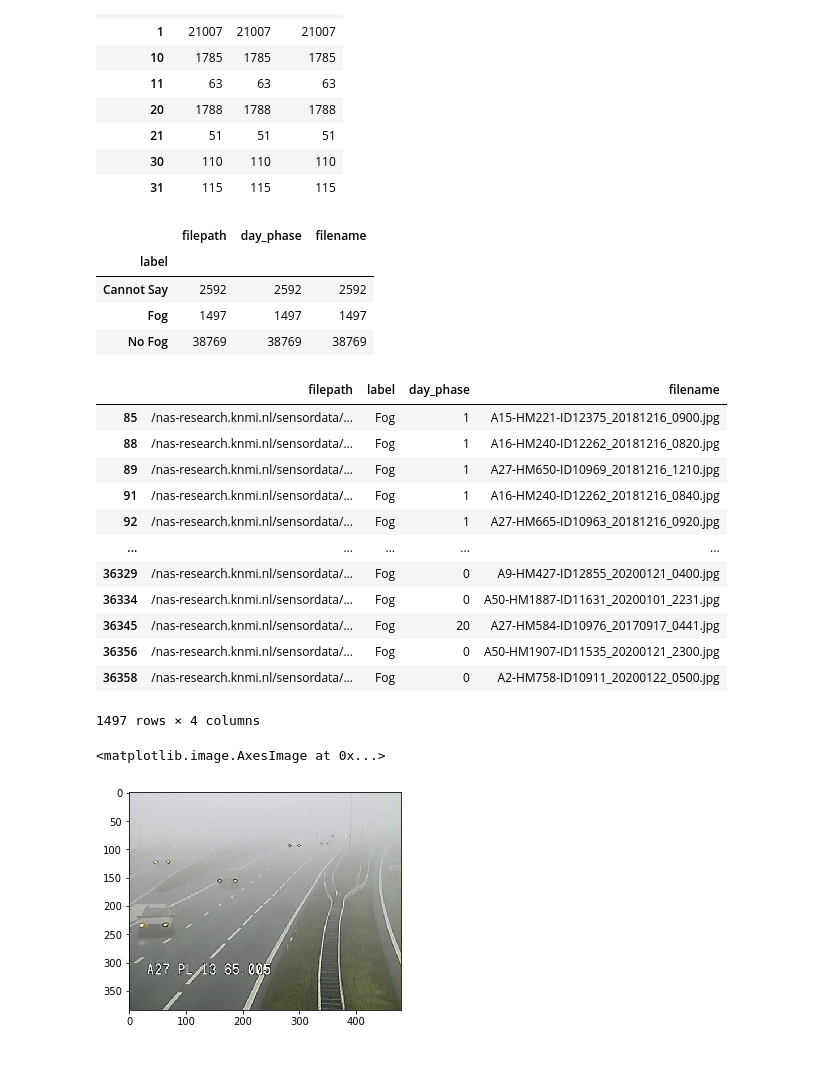
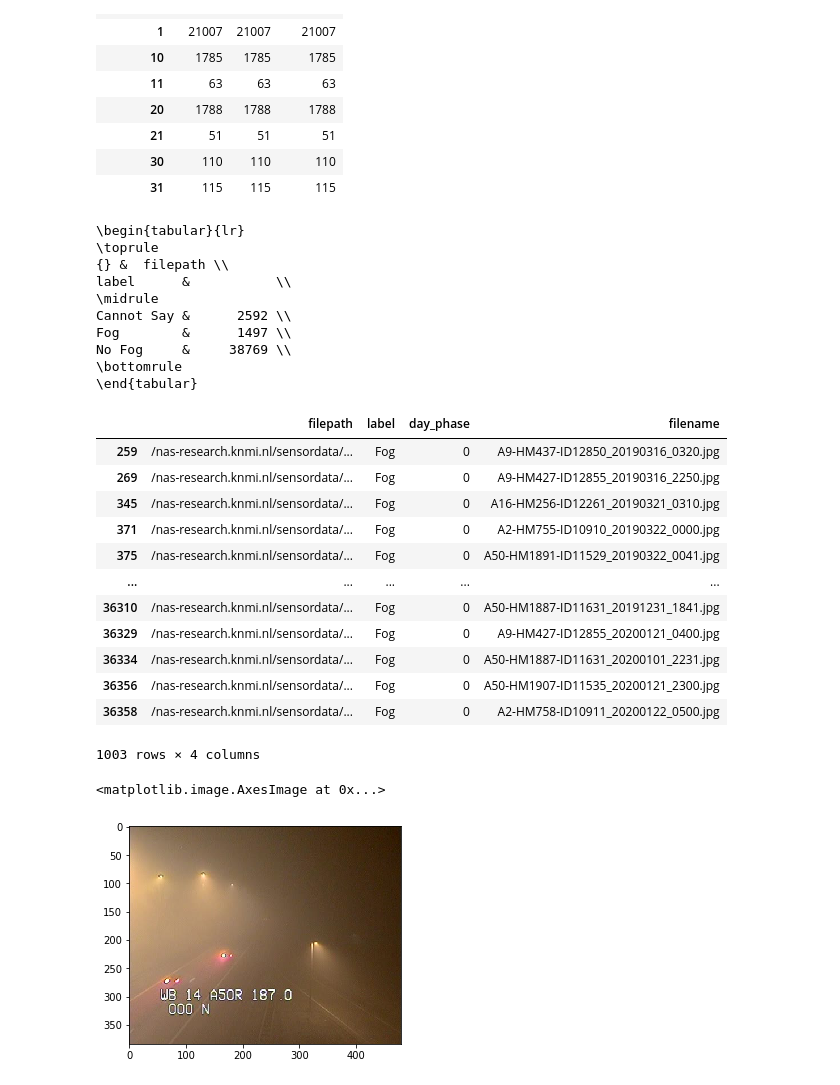
Before and after one commit to thomastenheuvel/Thesis-KNMI-FoggyGAN, a Jupyter notebook: notebooks/EDA.ipynb, the cells around one changed output. Saved outputs shown, nothing was run; the diff lists cells and outputs as text; code cells hidden in the pictures.

```diff
--- a/notebooks/EDA.ipynb
+++ b/notebooks/EDA.ipynb
@@ -62,39 +82,44 @@ df.groupby('day_phase').count()
 | 30 | 110 | 110 | 110 |
 | 31 | 115 | 115 | 115 |
 # %%
-df.groupby('label').count()
+print(df.groupby('label').count()['filepath'].to_latex())
 # %% [output]
-|  | filepath | day_phase | filename |
-| label |  |  |  |
-| Cannot Say | 2592 | 2592 | 2592 |
-| Fog | 1497 | 1497 | 1497 |
-| No Fog | 38769 | 38769 | 38769 |
+\begin{tabular}{lr}
+\toprule
+{} &  filepath \\
+label      &           \\
+\midrule
+Cannot Say &      2592 \\
+Fog        &      1497 \\
+No Fog     &     38769 \\
+\bottomrule
+\end{tabular}
 # %%
-df[df.label == 'Fog']
+df[(df.label == 'Fog') & (df.day_phase == 0)]
 # %% [output]
 |  | filepath | label | day_phase | filename |
-| 85 | /nas-research.knmi.nl/sensordata/... | Fog | 1 | A15-HM221-ID12375_20181216_0900.jpg |
-| 88 | /nas-research.knmi.nl/sensordata/... | Fog | 1 | A16-HM240-ID12262_20181216_0820.jpg |
-| 89 | /nas-research.knmi.nl/sensordata/... | Fog | 1 | A27-HM650-ID10969_20181216_1210.jpg |
-| 91 | /nas-research.knmi.nl/sensordata/... | Fog | 1 | A16-HM240-ID12262_20181216_0840.jpg |
-| 92 | /nas-research.knmi.nl/sensordata/... | Fog | 1 | A27-HM665-ID10963_20181216_0920.jpg |
+| 259 | /nas-research.knmi.nl/sensordata/... | Fog | 0 | A9-HM437-ID12850_20190316_0320.jpg |
+| 269 | /nas-research.knmi.nl/sensordata/... | Fog | 0 | A9-HM427-ID12855_20190316_2250.jpg |
+| 345 | /nas-research.knmi.nl/sensordata/... | Fog | 0 | A16-HM256-ID12261_20190321_0310.jpg |
+| 371 | /nas-research.knmi.nl/sensordata/... | Fog | 0 | A2-HM755-ID10910_20190322_0000.jpg |
+| 375 | /nas-research.knmi.nl/sensordata/... | Fog | 0 | A50-HM1891-ID11529_20190322_0041.jpg |
 | ... | ... | ... | ... | ... |
+| 36310 | /nas-research.knmi.nl/sensordata/... | Fog | 0 | A50-HM1887-ID11631_20191231_1841.jpg |
 | 36329 | /nas-research.knmi.nl/sensordata/... | Fog | 0 | A9-HM427-ID12855_20200121_0400.jpg |
 | 36334 | /nas-research.knmi.nl/sensordata/... | Fog | 0 | A50-HM1887-ID11631_20200101_2231.jpg |
-| 36345 | /nas-research.knmi.nl/sensordata/... | Fog | 20 | A27-HM584-ID10976_20170917_0441.jpg |
 | 36356 | /nas-research.knmi.nl/sensordata/... | Fog | 0 | A50-HM1907-ID11535_20200121_2300.jpg |
 | 36358 | /nas-research.knmi.nl/sensordata/... | Fog | 0 | A2-HM758-ID10911_20200122_0500.jpg |
-1497 rows × 4 columns
+1003 rows × 4 columns
 # %%
 from matplotlib import pyplot as plt
 import os
 
-img_folder = 'images_data/'
-fnames = df.filename.values
+img_folder = 'data/raw/images_data/'
+fnames = df[(df.label == 'Fog') & (df.day_phase == 0)].sample(3).filename.values
 
-img_path = os.path.join(img_foler, fnames[89])
+img_path = os.path.join(img_folder, fnames[1])
 img = plt.imread(img_path)
 plt.imshow(img)
 # %% [output]
 <matplotlib.image.AxesImage at 0x...>
-[figure, old version]
+[figure, new version]
```
Also changed, not shown: parts of 7 cells of this notebook, 10 other files.
